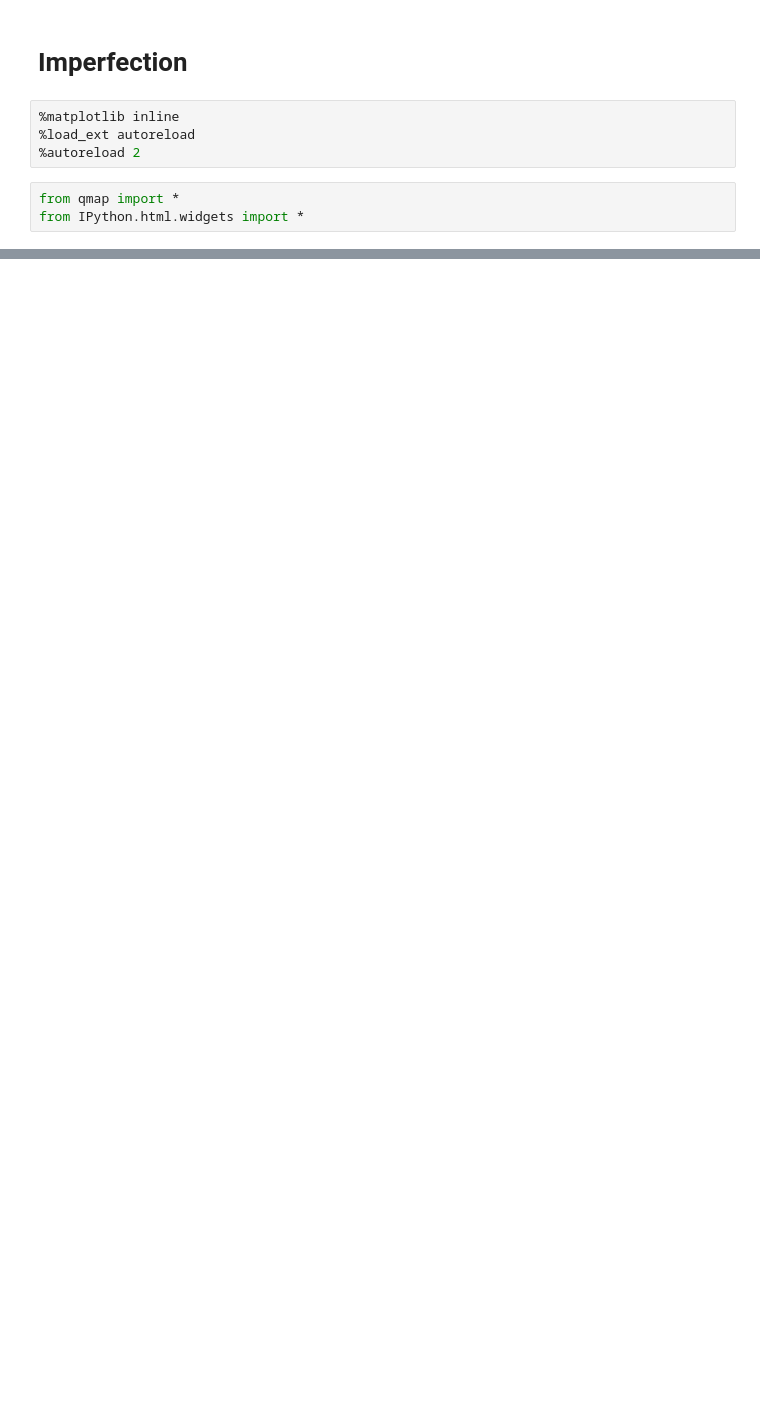
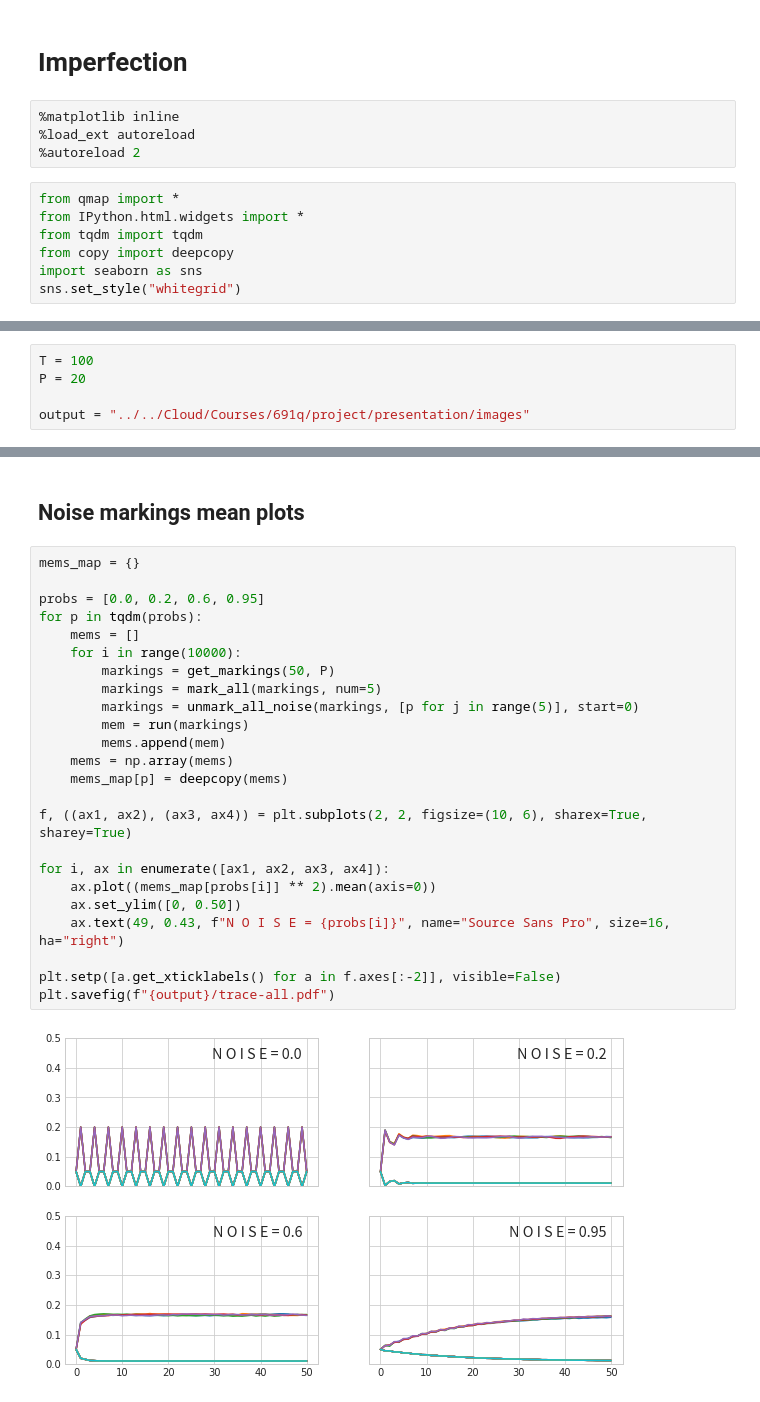
Before and after one commit to lepisma/noisy-quantum-search, a Jupyter notebook: playground.ipynb, the cells around one changed output, grey strips where cells are left out. Cells and saved outputs as stored; diff of their text form; blank space fills up the shorter version.

```diff
--- a/playground.ipynb
+++ b/playground.ipynb
@@ -7,3 +7,7 @@
 # %%
 from qmap import *
 from IPython.html.widgets import *
+from tqdm import tqdm
+from copy import deepcopy
+import seaborn as sns
+sns.set_style("whitegrid")
@@ -16,0 +14,5 @@ def pl(g):
+# %%
+T = 100
+P = 20
+
+output = "../../Cloud/Courses/691q/project/presentation/images"
@@ -21,3 +33,31 @@ Failed to display Jupyter Widget of type interactive.
 If you're reading this message in the Jupyter Notebook or JupyterLab Notebook, it may mean that the widgets JavaScript is still loading. If this message persists, it likely means that the widgets Java ...
 If you're reading this message in another frontend (for example, a static rendering on GitHub or NBViewer), it may mean that your frontend doesn't currently support widgets.
 <function __main__.pl>
+# %% [markdown]
+## Noise markings mean plots
+# %%
+mems_map = {}
+
+probs = [0.0, 0.2, 0.6, 0.95]
+for p in tqdm(probs):
+    mems = []
+    for i in range(10000):
+        markings = get_markings(50, P)
+        markings = mark_all(markings, num=5)
+        markings = unmark_all_noise(markings, [p for j in range(5)], start=0)
+        mem = run(markings)
+        mems.append(mem)
+    mems = np.array(mems)
+    mems_map[p] = deepcopy(mems)
+
+f, ((ax1, ax2), (ax3, ax4)) = plt.subplots(2, 2, figsize=(10, 6), sharex=True, sharey=True)
+
+for i, ax in enumerate([ax1, ax2, ax3, ax4]):
+    ax.plot((mems_map[probs[i]] ** 2).mean(axis=0))
+    ax.set_ylim([0, 0.50])
+    ax.text(49, 0.43, f"N O I S E = {probs[i]}", name="Source Sans Pro", size=16, ha="right")
+
+plt.setp([a.get_xticklabels() for a in f.axes[:-2]], visible=False)
+plt.savefig(f"{output}/trace-all.pdf")
+# %% [output]
+[figure, added]
```
Also changed, not shown: parts of 7 cells of this notebook, 1 other file.
